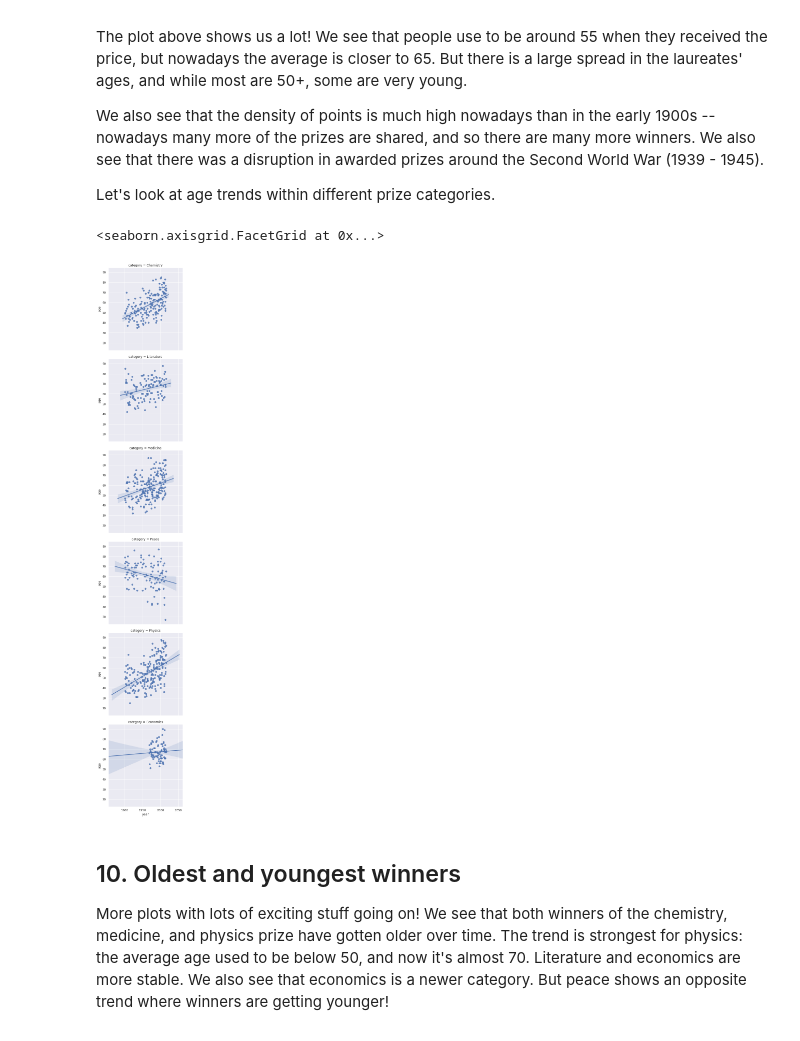
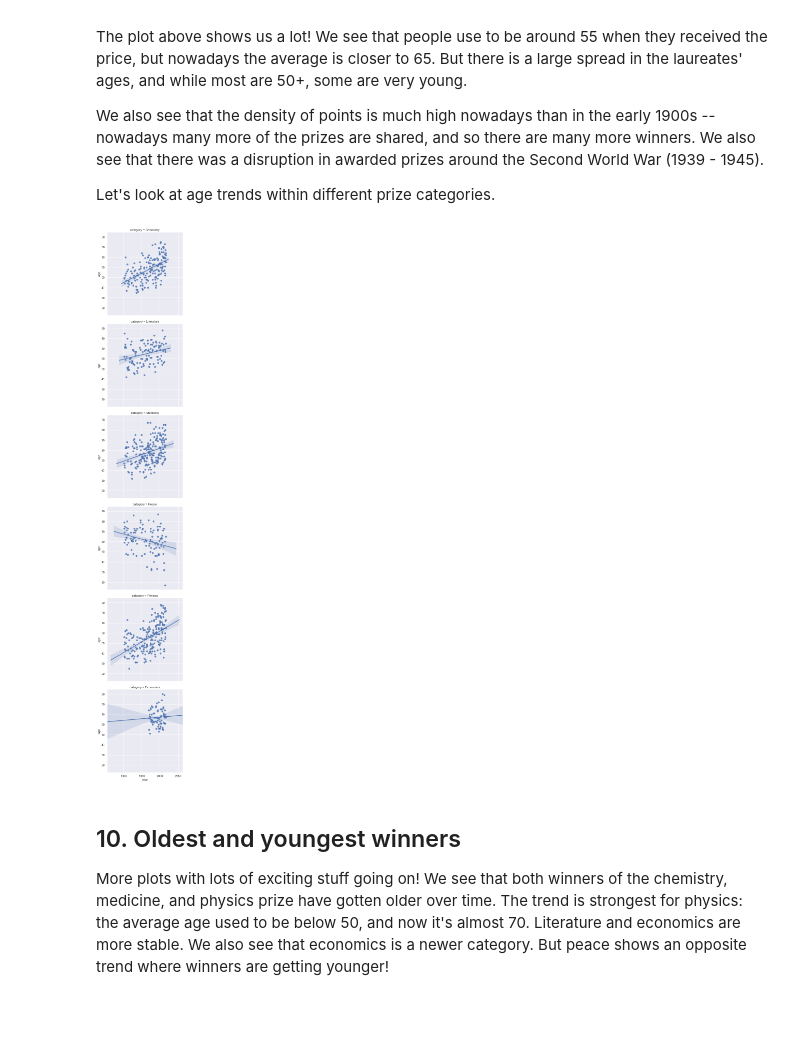
Before and after one commit to htanjore/Projects-in-Datacamp, a Jupyter notebook: Python/A Visual History of Nobel Prize Winners/notebook.ipynb, the cells around one changed output. Saved outputs shown, nothing was run; the diff lists cells and outputs as text; code cells hidden in the pictures.

```diff
--- a/Python/A Visual History of Nobel Prize Winners/notebook.ipynb
+++ b/Python/A Visual History of Nobel Prize Winners/notebook.ipynb
@@ -189,10 +189,10 @@ sns.lmplot(x = 'year', y = 'age', data = nobel)
 <p>Let's look at age trends within different prize categories.</p>
 # %%
 # Same plot as above, but separate plots for each type of Nobel Prize
-sns.lmplot(x = 'year', y = 'age', data = nobel, row = 'category')
+sns.set(rc={'figure.figsize':(15,8)})
+sns.lmplot(x = 'year', y = 'age', data = nobel, row = 'category');
 # %% [output]
-<seaborn.axisgrid.FacetGrid at 0x...>
-[figure, old version]
+[figure, new version]
 # %% [markdown]
 ## 10. Oldest and youngest winners
 <p>More plots with lots of exciting stuff going on! We see that both winners of the chemistry, medicine, and physics prize have gotten older over time. The trend is strongest for physics: the average age used to be below 50, and now it's almost 70. Literature and economics are more stable. We also see that economics is a newer category. But peace shows an opposite trend where winners are getting younger! </p>
```
Also changed, not shown: parts of 3 cells of this notebook.
